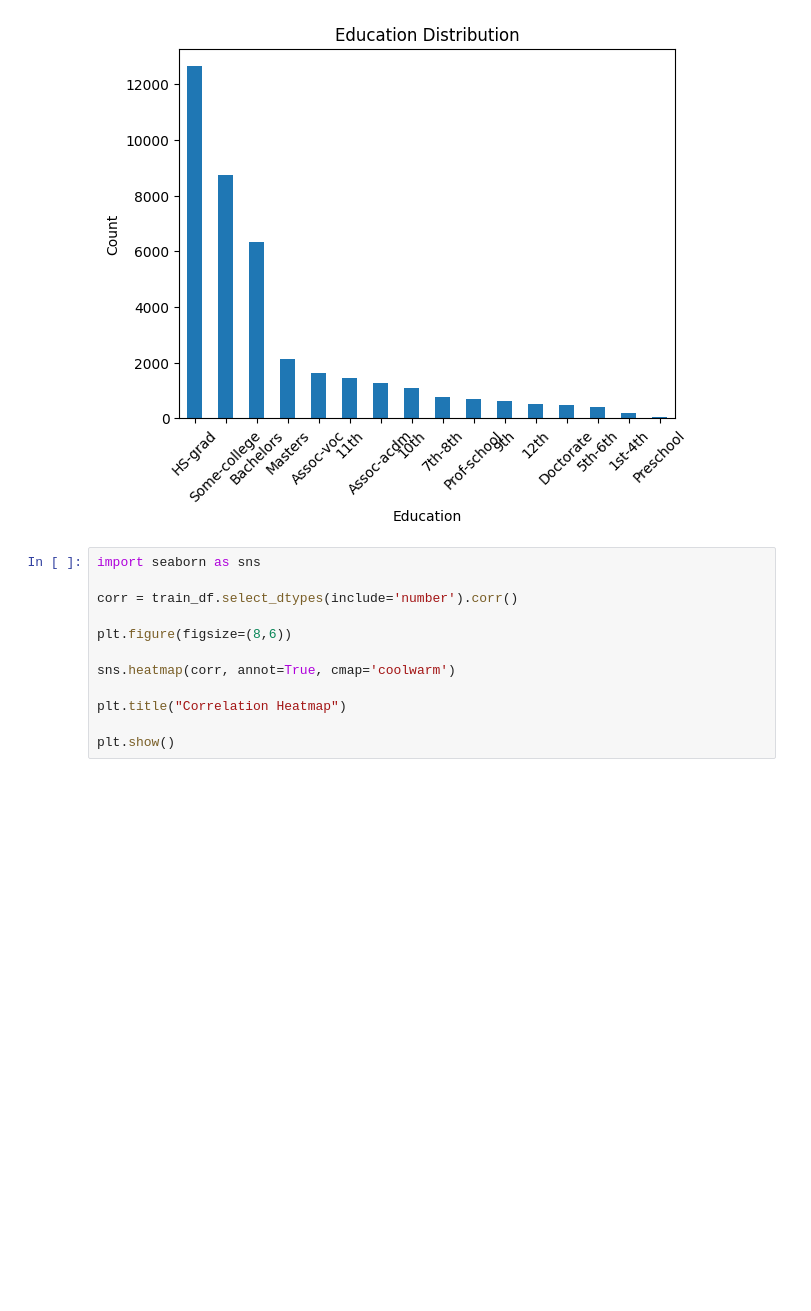
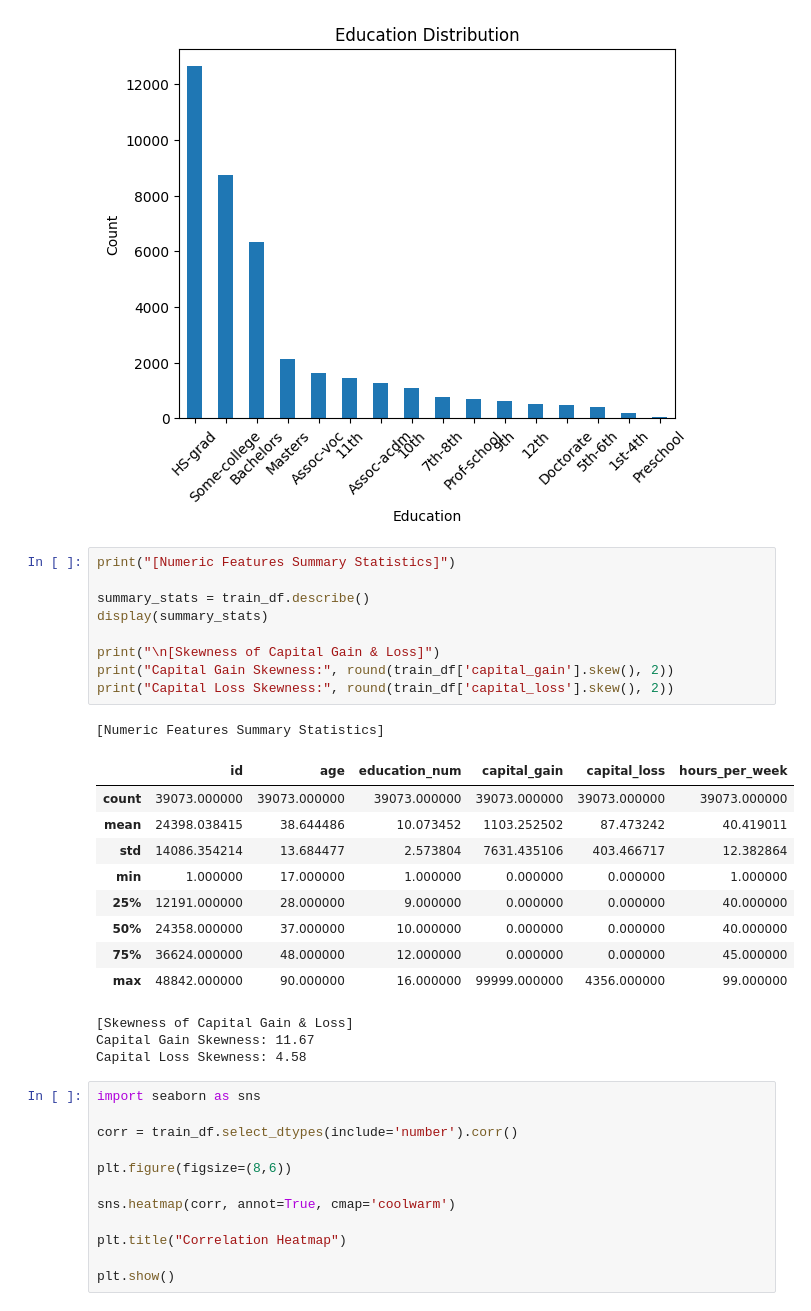
Before and after one commit to eluda315/pattern_recognition_team_project, a Jupyter notebook: code.ipynb, the cells around one changed output. Saved outputs shown, nothing was run; the diff lists cells and outputs as text; blank space fills up the shorter version.

Commit message:
수치형 변수 summary statistics 추가

```diff
--- a/code.ipynb
+++ b/code.ipynb
@@ -122,6 +122,29 @@ plt.xticks(rotation=45)
 plt.show()
 # %% [output]
 [figure]
+# %%
+print("[Numeric Features Summary Statistics]")
+
+summary_stats = train_df.describe()
+display(summary_stats)
+
+print("\n[Skewness of Capital Gain & Loss]")
+print("Capital Gain Skewness:", round(train_df['capital_gain'].skew(), 2))
+print("Capital Loss Skewness:", round(train_df['capital_loss'].skew(), 2))
+# %% [output]
+[Numeric Features Summary Statistics]
+|  | id | age | education_num | capital_gain | capital_loss | hours_per_week |
+| count | 39073.000000 | 39073.000000 | 39073.000000 | 39073.000000 | 39073.000000 | 39073.000000 |
+| mean | 24398.038415 | 38.644486 | 10.073452 | 1103.252502 | 87.473242 | 40.419011 |
+| std | 14086.354214 | 13.684477 | 2.573804 | 7631.435106 | 403.466717 | 12.382864 |
+| min | 1.000000 | 17.000000 | 1.000000 | 0.000000 | 0.000000 | 1.000000 |
+| 25% | 12191.000000 | 28.000000 | 9.000000 | 0.000000 | 0.000000 | 40.000000 |
+| 50% | 24358.000000 | 37.000000 | 10.000000 | 0.000000 | 0.000000 | 40.000000 |
+| 75% | 36624.000000 | 48.000000 | 12.000000 | 0.000000 | 0.000000 | 45.000000 |
+| max | 48842.000000 | 90.000000 | 16.000000 | 99999.000000 | 4356.000000 | 99.000000 |
+[Skewness of Capital Gain & Loss]
+Capital Gain Skewness: 11.67
+Capital Loss Skewness: 4.58
 # %%
 import seaborn as sns
 
```
Also changed, not shown: parts of 4 cells of this notebook.
